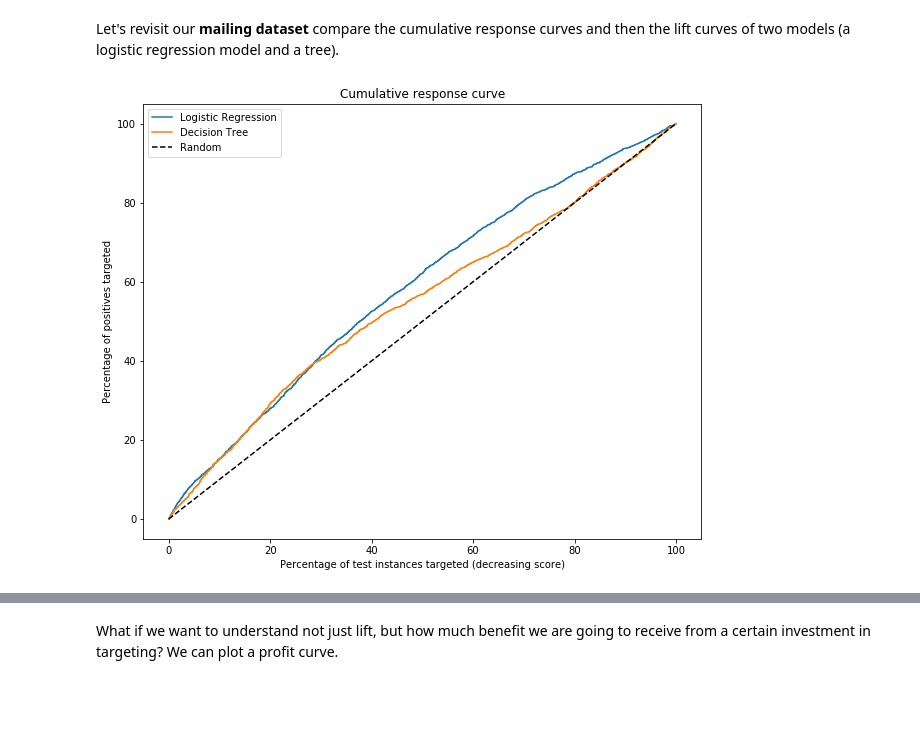
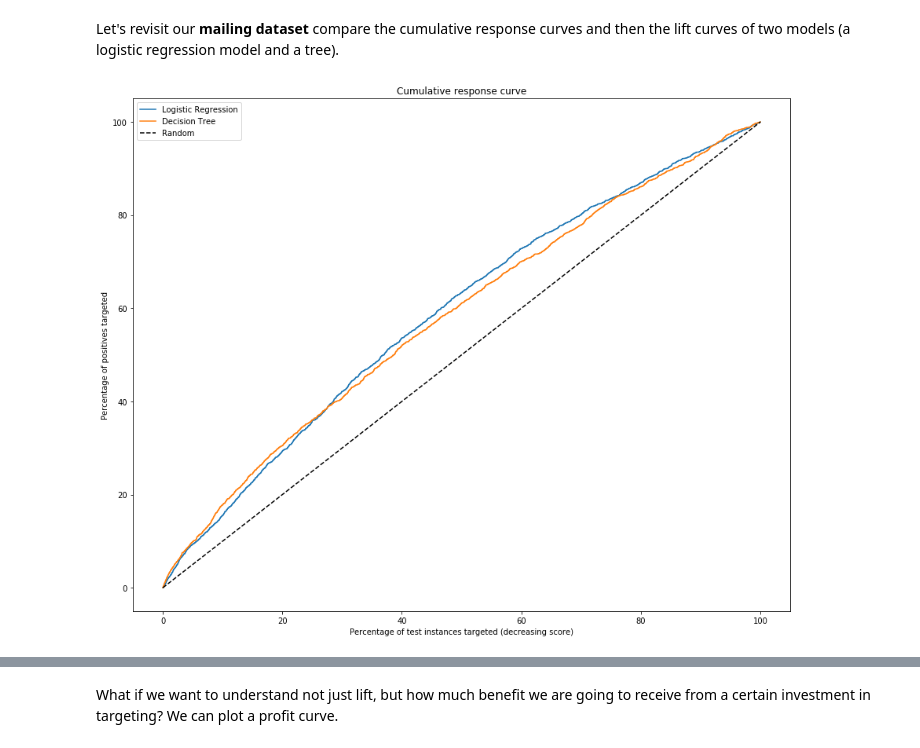
Before and after one commit to yizuc/datamining, a Jupyter notebook: Module5_ROC_Cost_Visualization/model_assessment.ipynb, the cells around one changed output, grey strips where cells are left out. Cells and saved outputs as stored; diff of their text form; code cells hidden in the pictures; blank space fills up the shorter version.

```diff
--- a/Module5_ROC_Cost_Visualization/model_assessment.ipynb
+++ b/Module5_ROC_Cost_Visualization/model_assessment.ipynb
@@ -27,7 +27,7 @@ from ds_utils.sample_data import *
 
 import matplotlib.pylab as plt
 %matplotlib inline
-plt.rcParams['figure.figsize'] = 10, 8
+plt.rcParams['figure.figsize'] = 15, 12
 # %% [markdown]
 ### Data
 We're going to use a mail response data set from a real direct marketing campaign located in `data/mailing.csv`. Each record represents an individual who was targeted with a direct marketing offer.  The offer was a solicitation to make a charitable donation.
@@ -107,10 +107,10 @@ N | 1's predicted to be 0's | 0's predicted to be 0's |
 # Split our data
 X = data.drop(['class'], axis=1)
 Y = data['class']
-X_mailing_train, X_mailing_test, Y_mailing_train, Y_mailing_test = train_test_split(X, Y, train_size=.75)
+X_mailing_train, X_mailing_test, Y_mailing_train, Y_mailing_test = train_test_split(X, Y, test_size=.25, random_state=42)
 
 # Make and fit a model on the training data
-model_mailing = LogisticRegression(C=1000000)
+model_mailing = LogisticRegression(C=1000000, solver='liblinear')
 model_mailing.fit(X_mailing_train, Y_mailing_train)
 
 # Get probabilities of being a (We saw this last class !!)
@@ -200,11 +200,11 @@ We can now build and fit a model. Using this model, we will plot a *ROC curve*.
 Why are we taking the mean from the `cross_validation.cross_val_score` output?
 # %%
 #Split train and test
-X_train, X_test, Y_train, Y_test = train_test_split(X, Y, train_size=.8)
+X_train, X_test, Y_train, Y_test = train_test_split(X, Y, test_size=.2)
 
 # Fit a logistic regression model
-for c in [0.001, 0.01, 0.1, 1.0,10,100]:
-    model = LogisticRegression(C=c)
+for c in [0.01, 0.05, .1, 1]:
+    model = LogisticRegression(C=c, solver='liblinear')
     model.fit(X_train, Y_train)
 
     # Get the probability of Y_test records being = 1
@@ -214,7 +214,7 @@ for c in [0.001, 0.01, 0.1, 1.0,10,100]:
     fpr, tpr, thresholds = metrics.roc_curve(Y_test, Y_test_probability_1)
 
     # Get the area under the curve (AUC)
-    auc = np.mean(cross_val_score(model, X, Y, scoring="roc_auc"))
+    auc = np.mean(cross_val_score(model, X, Y, scoring="roc_auc", cv=5))
 
     # Plot the ROC curve
     plt.plot(fpr, tpr, label="AUC (C=" + str(c) + ") = " + str(round(auc, 2)))
@@ -222,6 +222,6 @@ for c in [0.001, 0.01, 0.1, 1.0,10,100]:
 plt.xlabel("False positive rate (fpr)")
 plt.ylabel("True positive rate (tpr)")
 plt.plot([0,1], [0,1], 'k--', label="Random")
-plt.legend(loc=2)
+plt.legend(loc='best')
 # %% [output]
 <matplotlib.legend.Legend at 0x...>
@@ -291,11 +291,11 @@ Let's revisit our **mailing dataset** compare the cumulative response curves and
 # %%
 X_train, X_test, Y_train, Y_test = X_mailing_train, X_mailing_test, Y_mailing_train, Y_mailing_test
 
-models = {"Logistic Regression": LogisticRegression(C=1.0),
-          "Decision Tree": DecisionTreeClassifier(criterion="entropy", max_depth=15, random_state=42)}
+models = {"Logistic Regression": LogisticRegression(C=1.0, solver="liblinear"),
+          "Decision Tree": DecisionTreeClassifier(criterion="entropy", min_samples_leaf=300, random_state=42)}
 plot_cumulative_curve(models)
 # %% [output]
-[figure, old version]
+[figure, new version]
 # %%
 plot_lift_curve(models)
 # %% [output]
```
Also changed, not shown: parts of 10 cells of this notebook.
